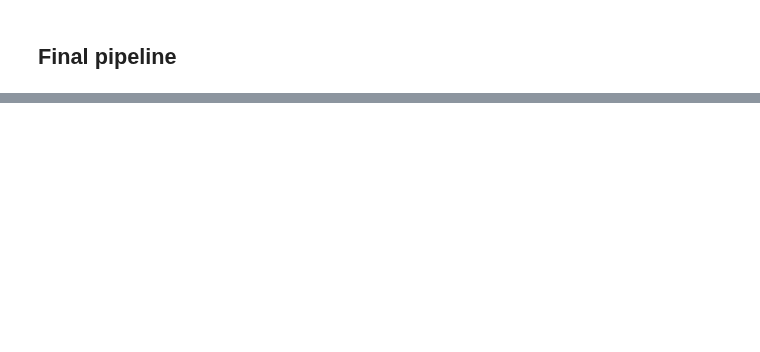
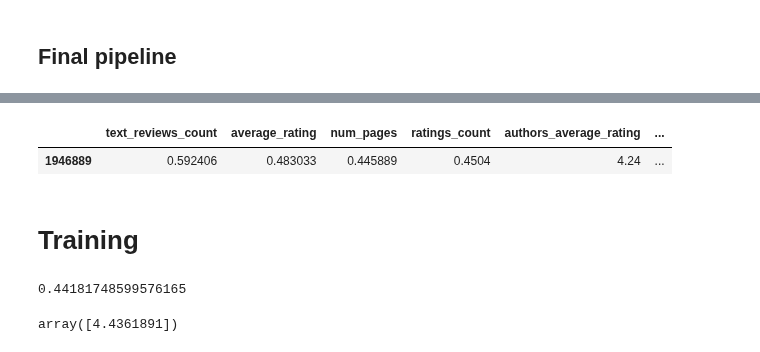
Before and after one commit to Pomichal/oznal-project, a Jupyter notebook: notebooks/Preprocessing.ipynb, the cells around one changed output, grey strips where cells are left out. Saved outputs shown, nothing was run; the diff lists cells and outputs as text; code cells hidden in the pictures; blank space fills up the shorter version.

```diff
--- a/notebooks/Preprocessing.ipynb
+++ b/notebooks/Preprocessing.ipynb
@@ -245,0 +348,2 @@ pX_train.head()
+# %%
+pX_test = ppl.transform(X_test[:10])
@@ -245,0 +374,7 @@ pX_train.head()
+# %%
+pX_test
+# %% [output]
+|  | text_reviews_count | average_rating | num_pages | ratings_count | authors_average_rating | ... |
+| 1946889 | 0.592406 | 0.483033 | 0.445889 | 0.4504 | 4.24 | ... |
+# %% [markdown]
+# Training
@@ -245,0 +385,8 @@ pX_train.head()
+# %%
+reg.score(pX_train, y_train[pX_train.index])
+# %% [output]
+0.44181748599576165
+# %%
+reg.predict(pX_test)
+# %% [output]
+array([4.4361891])
```
Also changed, not shown: parts of 13 cells of this notebook, 1 other file.
